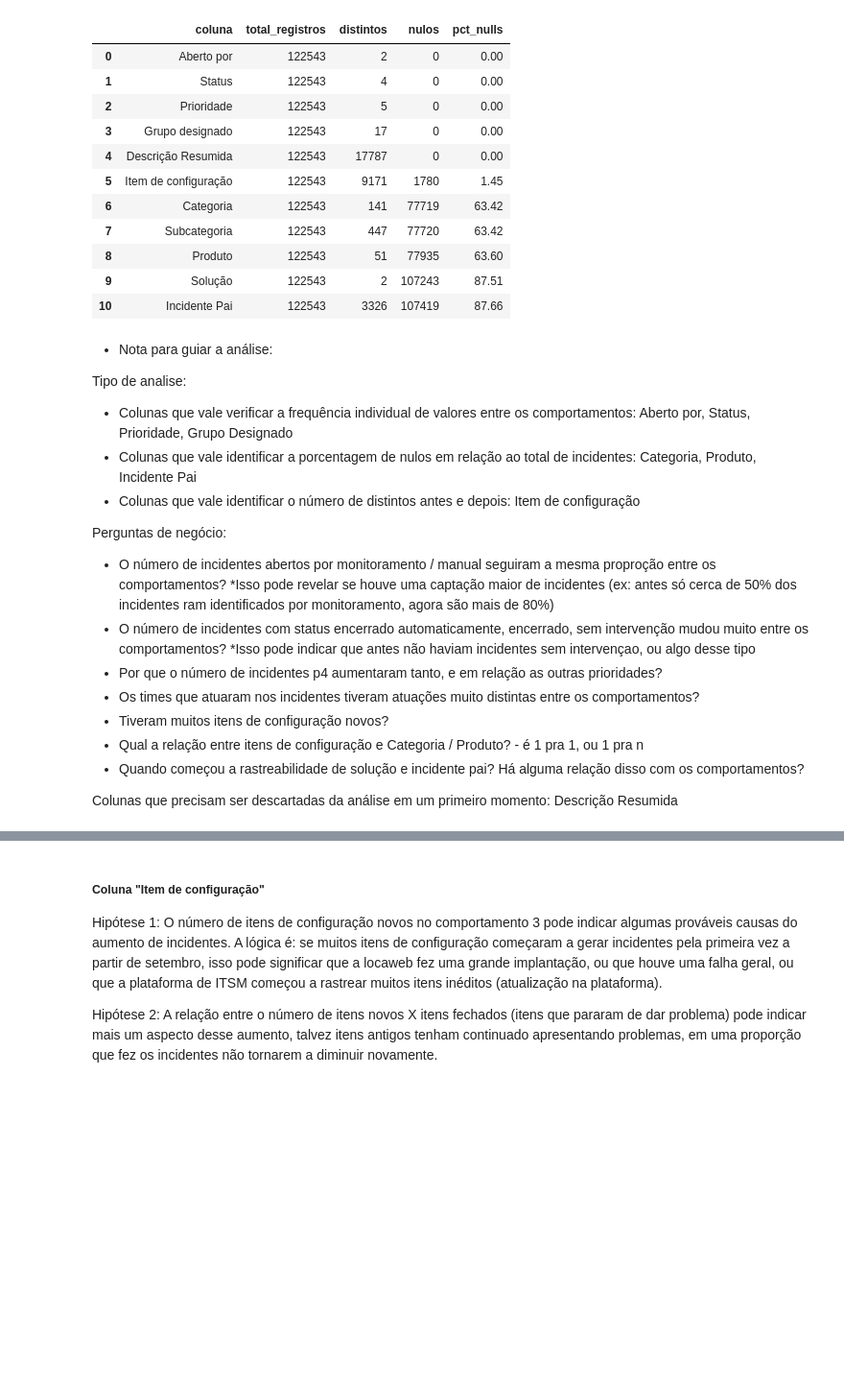
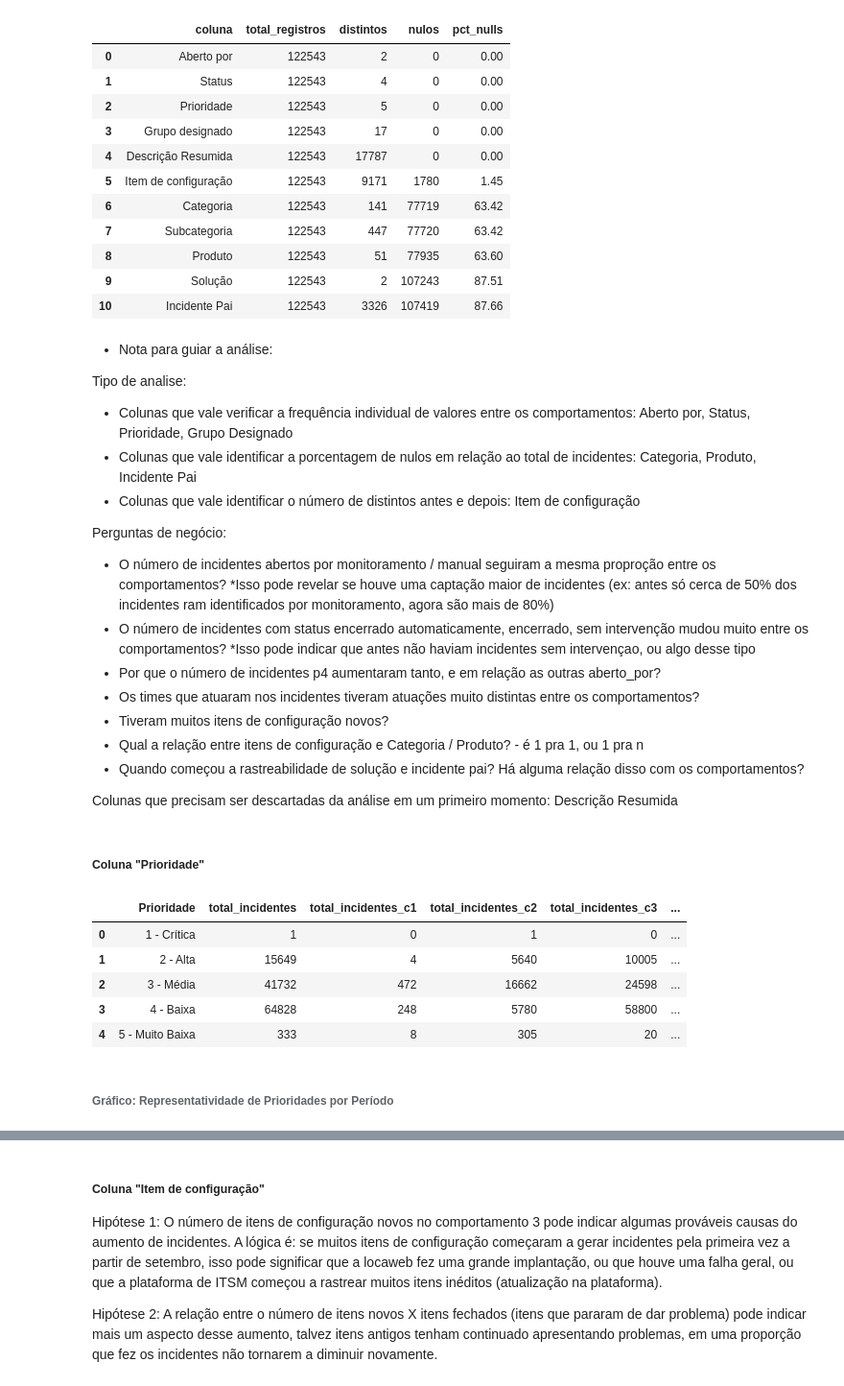
Before and after one commit to jffdevbr/challenge_locaweb, a Jupyter notebook: notebooks/data_exploration_target_behavior.ipynb, the cells around one changed output, grey strips where cells are left out. Shown at 96% size. Cells and saved outputs as stored; diff of their text form; code cells hidden in the pictures; blank space fills up the shorter version.

```diff
--- a/notebooks/data_exploration_target_behavior.ipynb
+++ b/notebooks/data_exploration_target_behavior.ipynb
@@ -893,7 +976,7 @@ Perguntas de negócio:
 - O número de incidentes abertos por monitoramento / manual seguiram a mesma proproção entre os comportamentos?
 *Isso pode revelar se houve uma captação maior de incidentes (ex: antes só cerca de 50% dos incidentes ram identificados por monitoramento, agora são mais de 80%)
 - O número de incidentes com status encerrado automaticamente, encerrado, sem intervenção mudou muito entre os comportamentos? *Isso pode indicar que antes não haviam incidentes sem intervençao, ou algo desse tipo
-- Por que o número de incidentes p4 aumentaram tanto, e em relação as outras prioridades?
+- Por que o número de incidentes p4 aumentaram tanto, e em relação as outras aberto_por?
 - Os times que atuaram nos incidentes tiveram atuações muito distintas entre os comportamentos?
 - Tiveram muitos itens de configuração novos?
 - Qual a relação entre itens de configuração e Categoria / Produto? - é 1 pra 1, ou 1 pra n
@@ -901,3 +984,28 @@ Perguntas de negócio:
 
 Colunas que precisam ser descartadas da análise em um primeiro momento:
 Descrição Resumida
+# %% [markdown]
+##### Coluna "Prioridade"
+# %%
+prioridades = df.groupby("Prioridade").agg(
+    total_incidentes=('Número', 'count'), # total de incidentes por prioridade
+    total_incidentes_c1=('comportamento', lambda x: (x == 1).sum()), # total de incidentes no comportamento 1
+    total_incidentes_c2=('comportamento', lambda x: (x == 2).sum()), # total de incidentes no comportamento 2
+    total_incidentes_c3=('comportamento', lambda x: (x == 3).sum()) # total de incidentes no comportamento 3
+).reset_index()
+
+prioridades['pct_geral'] = round((prioridades['total_incidentes']/total_registros) *100, 2)
+prioridades['pct_inc_c1'] = round((prioridades['total_incidentes_c1'] / prioridades['total_incidentes_c1'].sum() ) * 100, 2)
+prioridades['pct_inc_c2'] = round((prioridades['total_incidentes_c2'] / prioridades['total_incidentes_c2'].sum() ) * 100, 2)
+prioridades['pct_inc_c3'] = round((prioridades['total_incidentes_c3'] / prioridades['total_incidentes_c3'].sum() ) * 100, 2)
+
+prioridades.head()
+# %% [output]
+|  | Prioridade | total_incidentes | total_incidentes_c1 | total_incidentes_c2 | total_incidentes_c3 | ... |
+| 0 | 1 - Crítica | 1 | 0 | 1 | 0 | ... |
+| 1 | 2 - Alta | 15649 | 4 | 5640 | 10005 | ... |
+| 2 | 3 - Média | 41732 | 472 | 16662 | 24598 | ... |
+| 3 | 4 - Baixa | 64828 | 248 | 5780 | 58800 | ... |
+| 4 | 5 - Muito Baixa | 333 | 8 | 305 | 20 | ... |
+# %% [markdown]
+###### Gráfico: Representatividade de Prioridades por Período
```
Also changed, not shown: parts of 35 cells of this notebook.
